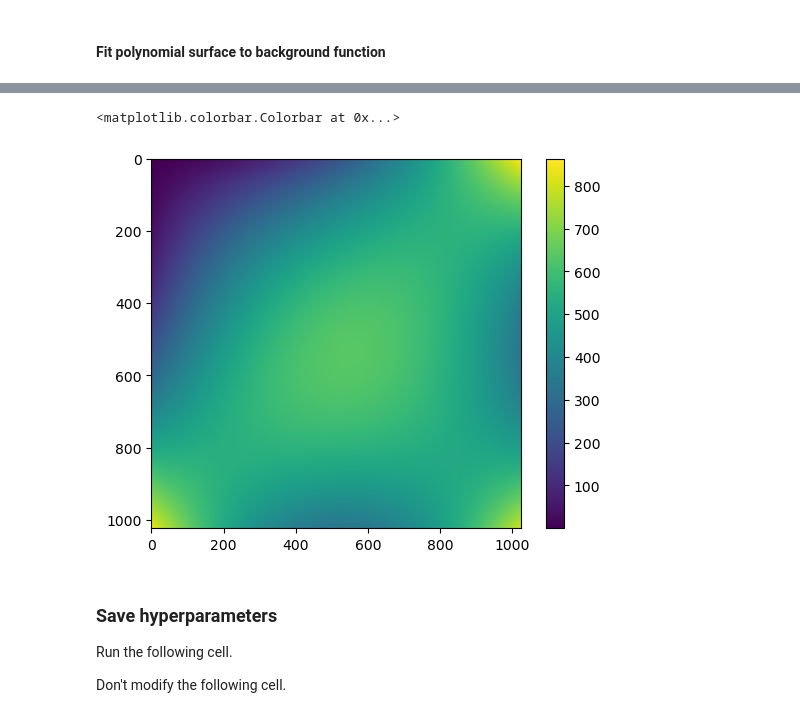
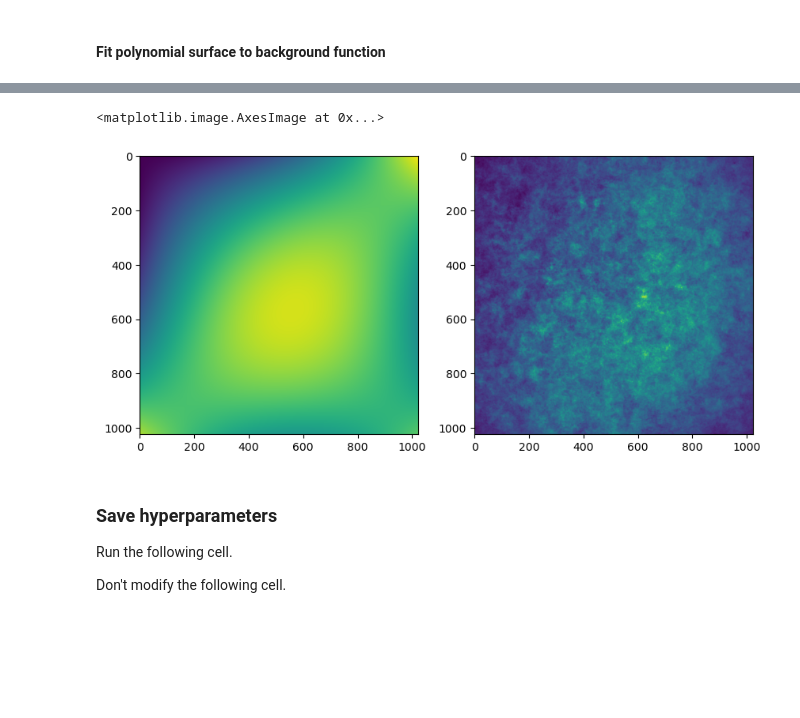
Before and after one commit to IDIP-Platform/ACID, a Jupyter notebook: part4a_compute_background_function.ipynb, the cells around one changed output, grey strips where cells are left out. Saved outputs shown, nothing was run; the diff lists cells and outputs as text; code cells hidden in the pictures; blank space fills up the shorter version.

Commit message:
fit and save a polynomial surface as background function

```diff
--- a/part4a_compute_background_function.ipynb
+++ b/part4a_compute_background_function.ipynb
@@ -141,8 +141,8 @@ background_function_method = "median"
 # Recommended to use a degree between 2 and 5 - if the degree is too high, the fitted
 # surface may overfit the background function and not generalize well to other fields of view
 # NOTE: a background function is calculated for each channel. The same polynomial degree is applied to all channels.
-polynomial_order_x = 2 # recommended to use a degree 2
-polynomial_order_y = 2 # recommended to use a degree 2
+polynomial_order_x = (1,2,2,1,1)
+polynomial_order_y = (1,2,2,1,1)
 
 # If None, all coefficients up to maxiumum kx, ky, ie. up to and including x^kx*y^ky, are considered.
 # If int, coefficients up to a maximum of kx+ky <= order are considered.
@@ -185,6 +185,10 @@ verbose_calc_bg = True
 # of the entry in the metadata dictionary to save within the background function image.
 # The entry indicates the date when the background function was calculated
 background_img_meta_date_name = "background_funct_date_yymmdd"
+
+# background function image - date format in metadata - this is the format to use for indicating
+# the date when the background function was calculated in the metadata saved within the background function image
+background_img_meta_date_format = '%y%m%d'
 
 # background function image - project name in metadata - this is the name of the entry
 # in the metadata dictionary to save within the background function image. The entry indicates the
@@ -244,6 +248,12 @@ background_img_savingword = 'background'
 # background function image file name
 background_img_file_suffix = ".ome.tif"
 
+# background function image - data type - this is the data type to use for saving the background function image
+background_img_dtype = np.float32
+
+# background function image - photometric - this is the photometric to use for saving the background function image
+background_img_photometric = 'minisblack'
+
 # processing metadata dataframe name - savingword
 metadata_savingword = "metadata"
 
@@ -752,11 +672,14 @@ print(test_solp.shape)
 # %%
 import matplotlib.pyplot as plt
 
-plt.imshow(test_solp)
-plt.colorbar()
+fig, ax = plt.subplots(1,2, figsize=(10,5))
+
+
+ax[0].imshow(polyfit_background_function)
+ax[1].imshow(background_function[ch_to_plot_2,...])
 # %% [output]
-<matplotlib.colorbar.Colorbar at 0x...>
+<matplotlib.image.AxesImage at 0x...>
-[figure, old version]
+[figure, new version]
 # %% [markdown]
 ### Save hyperparameters
 
```
Also changed, not shown: parts of 4 cells of this notebook.
